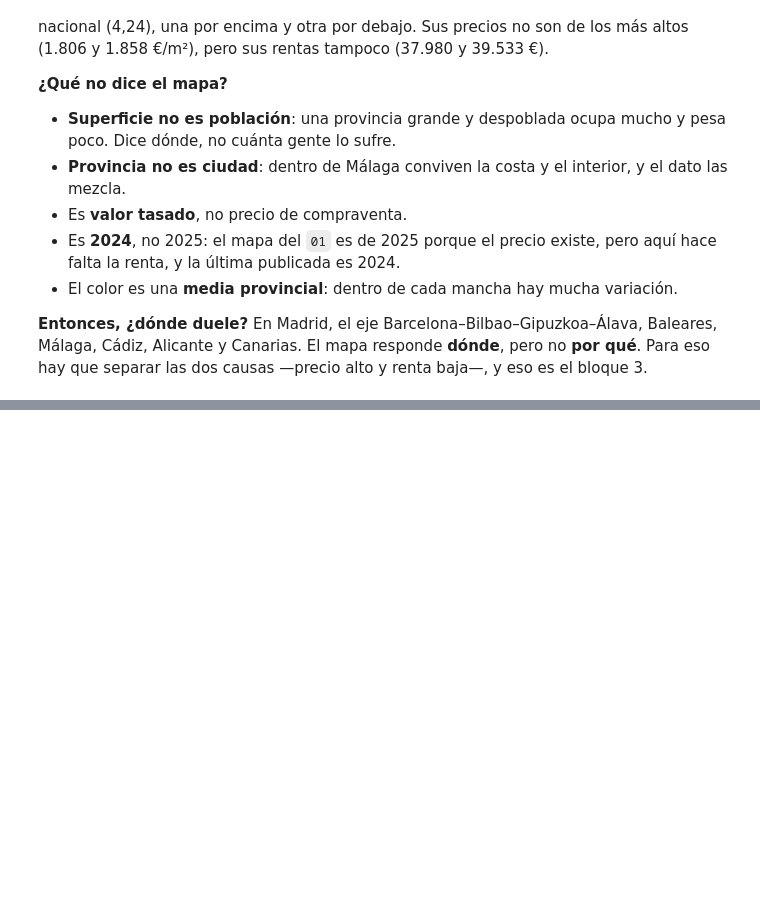
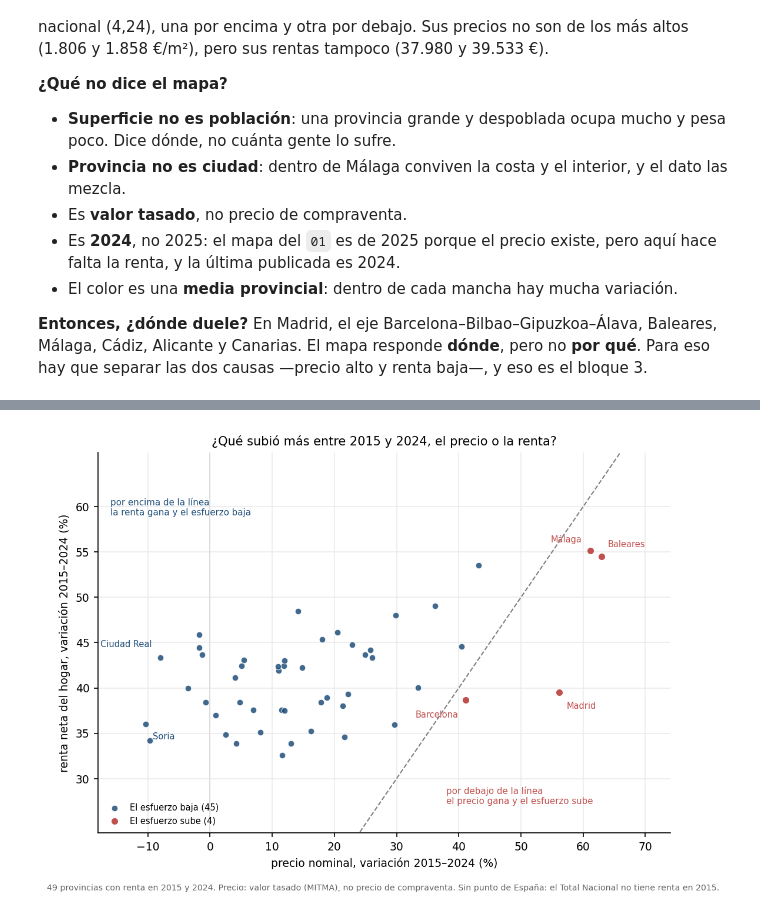
Before and after one commit to AlejandroCuntin/data-science, a Jupyter notebook: 01-eda-vivienda-espana/notebooks/02_asequibilidad.ipynb, the cells around one changed output, grey strips where cells are left out. Cells and saved outputs as stored; diff of their text form; code cells hidden in the pictures; blank space fills up the shorter version.

```diff
--- a/01-eda-vivienda-espana/notebooks/02_asequibilidad.ipynb
+++ b/01-eda-vivienda-espana/notebooks/02_asequibilidad.ipynb
@@ -581,0 +631,72 @@ hay que separar las dos causas —precio alto y renta baja—, y eso es el bloqu
+# %%
+fig, ax = plt.subplots(figsize=(7.2, 5.2))
+
+mejoran = cambios[cambios["mejora"]]
+empeoran = cambios[~cambios["mejora"]]
+
+ax.scatter(
+    mejoran["precio"], mejoran["renta"],
+    s=26, color="#1f4e79", alpha=0.85, edgecolor="white", linewidth=0.5,
+    label=f"El esfuerzo baja ({len(mejoran)})",
+)
+ax.scatter(
+    empeoran["precio"], empeoran["renta"],
+    s=34, color="#c0504d", edgecolor="white", linewidth=0.5,
+    label=f"El esfuerzo sube ({len(empeoran)})",
+)
+
+# Diagonal del empate: precio y renta suben lo mismo.
+ax.plot([-20, 75], [-20, 75], color="0.5", linestyle="--", linewidth=1)
+
+ax.text(
+    -16, 61, "por encima de la línea\nla renta gana y el esfuerzo baja",
+    fontsize=7.2, color="#1f4e79", va="top",
+)
+ax.text(
+    38, 27, "por debajo de la línea\nel precio gana y el esfuerzo sube",
+    fontsize=7.2, color="#c0504d", va="bottom",
+)
+
+# Solo los extremos: con 49 puntos, etiquetar todo es ilegible.
+etiquetas = {
+    "28": ("Madrid", 6, -13, "left"),
+    "08": ("Barcelona", -6, -14, "right"),
+    "29": ("Málaga", -7, 7, "right"),
+    "07": ("Baleares", 5, 8, "left"),
+    "13": ("Ciudad Real", -7, 9, "right"),
+    "42": ("Soria", 6, -12, "left"),
+}
+for code, (name, dx, dy, ha) in etiquetas.items():
+    row = cambios.loc[code]
+    color = "#c0504d" if not row["mejora"] else "#1f4e79"
+    ax.annotate(
+        name, (row["precio"], row["renta"]),
+        textcoords="offset points", xytext=(dx, dy),
+        ha=ha, fontsize=7, color=color,
+    )
+
+ax.axvline(0, color="0.85", linewidth=0.8)
+ax.set_xlim(-18, 74)
+ax.set_ylim(24, 66)
+ax.set_xticks(range(-10, 71, 10))
+ax.set_yticks(range(30, 61, 5))
+ax.set_xlabel("precio nominal, variación 2015–2024 (%)")
+ax.set_ylabel("renta neta del hogar, variación 2015–2024 (%)")
+ax.set_title("¿Qué subió más entre 2015 y 2024, el precio o la renta?")
+ax.grid(color="0.92", linewidth=0.8)
+ax.set_axisbelow(True)
+ax.legend(frameon=False, loc="lower left", fontsize=7)
+
+fig.text(
+    0.0, -0.02,
+    "49 provincias con renta en 2015 y 2024. Precio: valor tasado (MITMA), no "
+    "precio de compraventa. Sin punto de España: el Total Nacional no tiene "
+    "renta en 2015.",
+    fontsize=6.8, color="0.4",
+)
+
+fig.tight_layout()
+fig.savefig(FIGURES_DIR / "02_precio_renta.png", bbox_inches="tight")
+plt.show()
+# %% [output]
+[figure, added]
```
Also changed, not shown: parts of 4 cells of this notebook, 1 other file.
